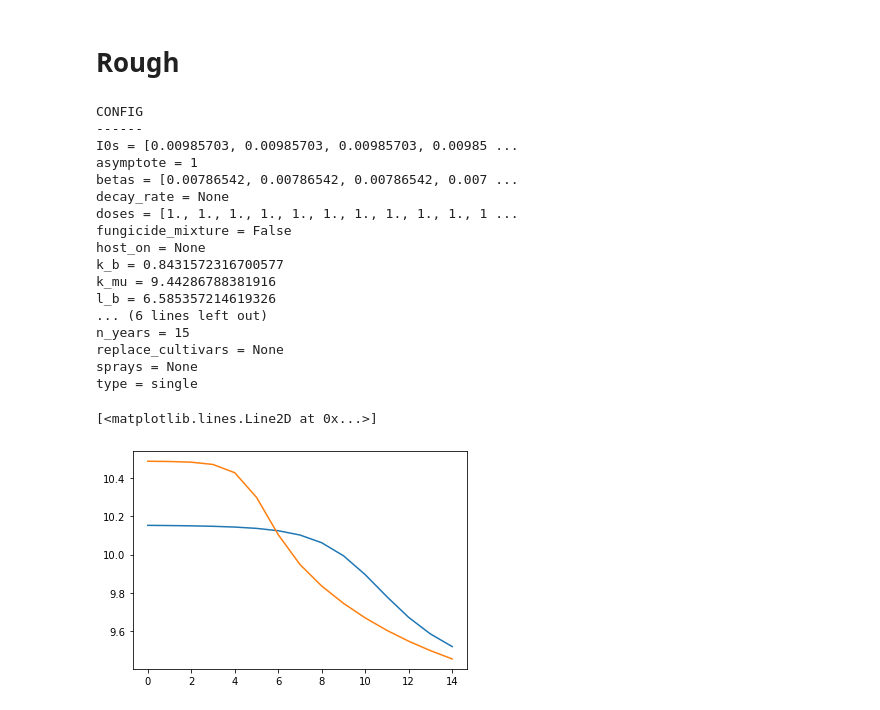
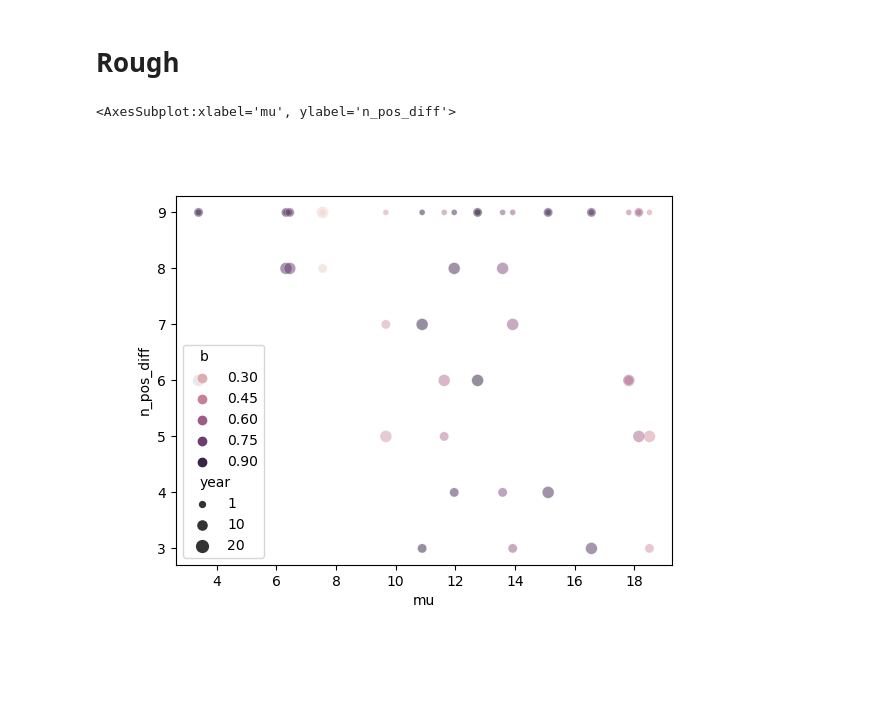
Before and after one commit to nt409/quant-res-doses, a Jupyter notebook: notebooks/001_rough.ipynb, the cells around one changed output. Cells and saved outputs as stored; diff of their text form; code cells hidden in the pictures; blank space fills up the shorter version.

```diff
--- a/notebooks/001_rough.ipynb
+++ b/notebooks/001_rough.ipynb
@@ -30,22 +29,4 @@ from poly2.run import no_joblib_single_run, no_joblib_multiple_run
 from poly2.config import Config, ConfigMixture
 from poly2.simulator import SimulatorOneTrait
 # %%
-c = Config(asymptote=1)
+df = pd.read_csv('../outputs/combined/fung_scan.csv')
-# %% [output]
-CONFIG
-------
-I0s = [0.00985703, 0.00985703, 0.00985703, 0.00985 ...
-asymptote = 1
-betas = [0.00786542, 0.00786542, 0.00786542, 0.007 ...
-decay_rate = None
-doses = [1., 1., 1., 1., 1., 1., 1., 1., 1., 1., 1 ...
-fungicide_mixture = False
-host_on = None
-k_b = 0.8431572316700577
-k_mu = 9.44286788381916
-l_b = 6.585357214619326
-... (6 lines left out)
-n_years = 15
-replace_cultivars = None
-sprays = None
-type = single
@@ -56,8 +33,36 @@ data2 = s.run_model()
-# %%
-f, ax = plt.subplots()
-
-ax.plot(data['yield_vec'])
-ax.plot(data2['yield_vec'])
-# %% [output]
-[<matplotlib.lines.Line2D at 0x...>]
-[figure, removed]
+# %%
+def monotonic_yld(df):
+    du = df.sort_values('dose')
+    diffs = du.yld.diff()
+    return sum(diffs>0)
+# %%
+diffs = (
+    df
+    .groupby(['run', 'year'])
+    .apply(monotonic_yld)
+    .reset_index()
+    .rename(columns={0: 'n_pos_diff'})
+)
+# %%
+dd2 = (
+    diffs.set_index('run').join(df.groupby('run').mean().reset_index().loc[:, ['a', 'b', 'mu']]).reset_index()
+    #.loc[lambda x: x.year==50]
+    #.plot.scatter(x='mu', y='n_pos_diff')
+)
+# %%
+f, ax = plt.subplots()
+
+sns.scatterplot(
+    x='mu',
+    y='n_pos_diff',
+    hue='b',
+    size='year',
+    data=dd2.loc[lambda x: x.b<1].loc[lambda x: x.year.isin([1,10,20])],
+    alpha=0.5,
+    #.loc[lambda x: x.year<10],
+    #.loc[lambda x: x.year==3],
+    ax=ax
+)
+# %% [output]
+<AxesSubplot:xlabel='mu', ylabel='n_pos_diff'>
+[figure, added]
```
Also changed, not shown: parts of 6 cells of this notebook, 1 other file.
